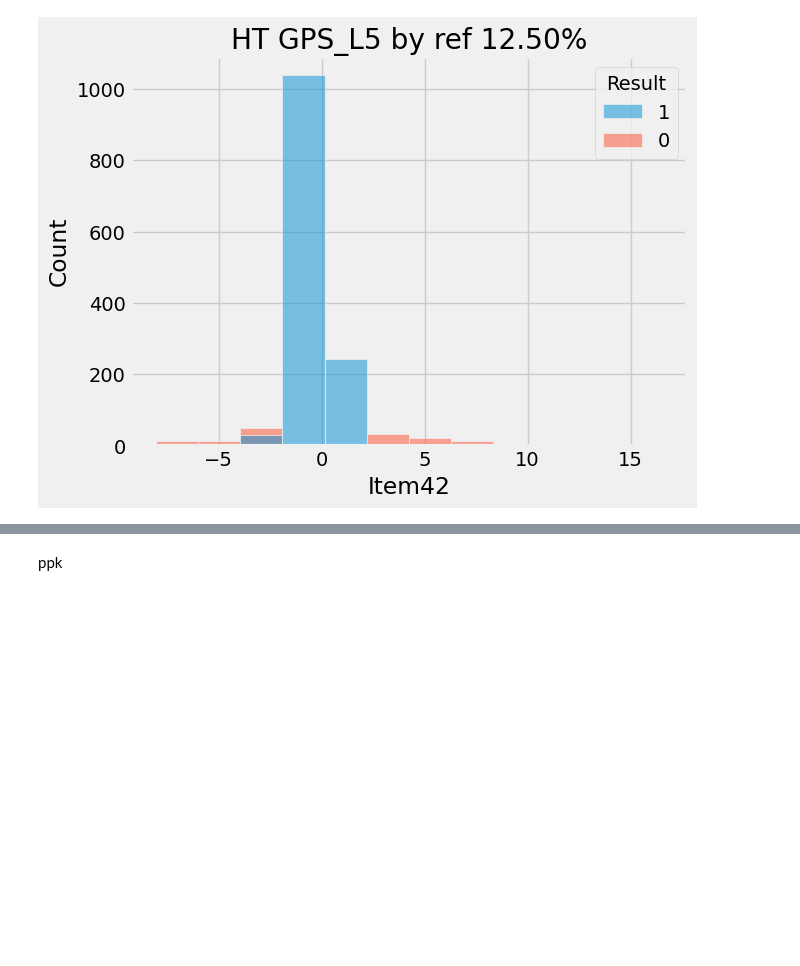
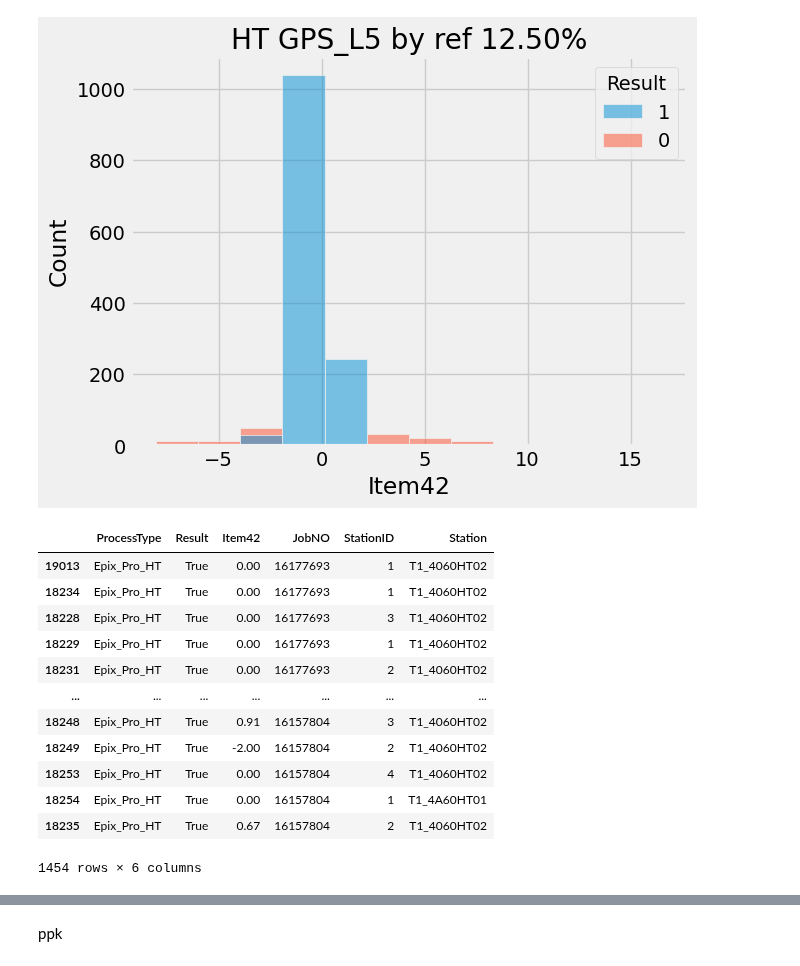
Before and after one commit to CPWRF/Projects, a Jupyter notebook: Products with Python/EPIX pro 51mm/PR/EPIXpro51_PR.ipynb, the cells around one changed output, grey strips where cells are left out. Drawn from its saved outputs; the diff is of its cells as text; code cells hidden in the pictures; blank space fills up the shorter version.

```diff
--- a/Products with Python/EPIX pro 51mm/PR/EPIXpro51_PR.ipynb
+++ b/Products with Python/EPIX pro 51mm/PR/EPIXpro51_PR.ipynb
@@ -59,3 +54,19 @@ sns
 my_hisplot(raw,17801,42,-20, 'HT GPS_L5 by ref 12.50%');
 # %% [output]
 [figure]
+# %%
+tweak_df(raw,17801,42,-20)
+# %% [output]
+|  | ProcessType | Result | Item42 | JobNO | StationID | Station |
+| 19013 | Epix_Pro_HT | True | 0.00 | 16177693 | 1 | T1_4060HT02 |
+| 18234 | Epix_Pro_HT | True | 0.00 | 16177693 | 1 | T1_4060HT02 |
+| 18228 | Epix_Pro_HT | True | 0.00 | 16177693 | 3 | T1_4060HT02 |
+| 18229 | Epix_Pro_HT | True | 0.00 | 16177693 | 1 | T1_4060HT02 |
+| 18231 | Epix_Pro_HT | True | 0.00 | 16177693 | 2 | T1_4060HT02 |
+| ... | ... | ... | ... | ... | ... | ... |
+| 18248 | Epix_Pro_HT | True | 0.91 | 16157804 | 3 | T1_4060HT02 |
+| 18249 | Epix_Pro_HT | True | -2.00 | 16157804 | 2 | T1_4060HT02 |
+| 18253 | Epix_Pro_HT | True | 0.00 | 16157804 | 4 | T1_4060HT02 |
+| 18254 | Epix_Pro_HT | True | 0.00 | 16157804 | 1 | T1_4A60HT01 |
+| 18235 | Epix_Pro_HT | True | 0.67 | 16157804 | 2 | T1_4060HT02 |
+1454 rows × 6 columns
```
Also changed, not shown: parts of 4 cells of this notebook, 30 other files.
